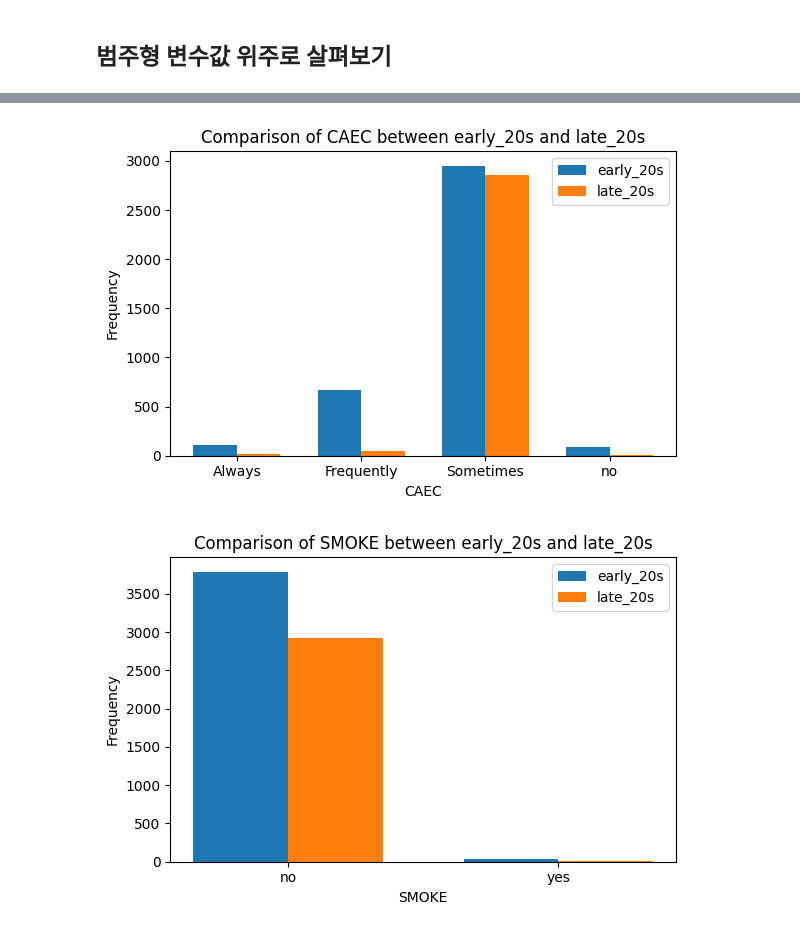
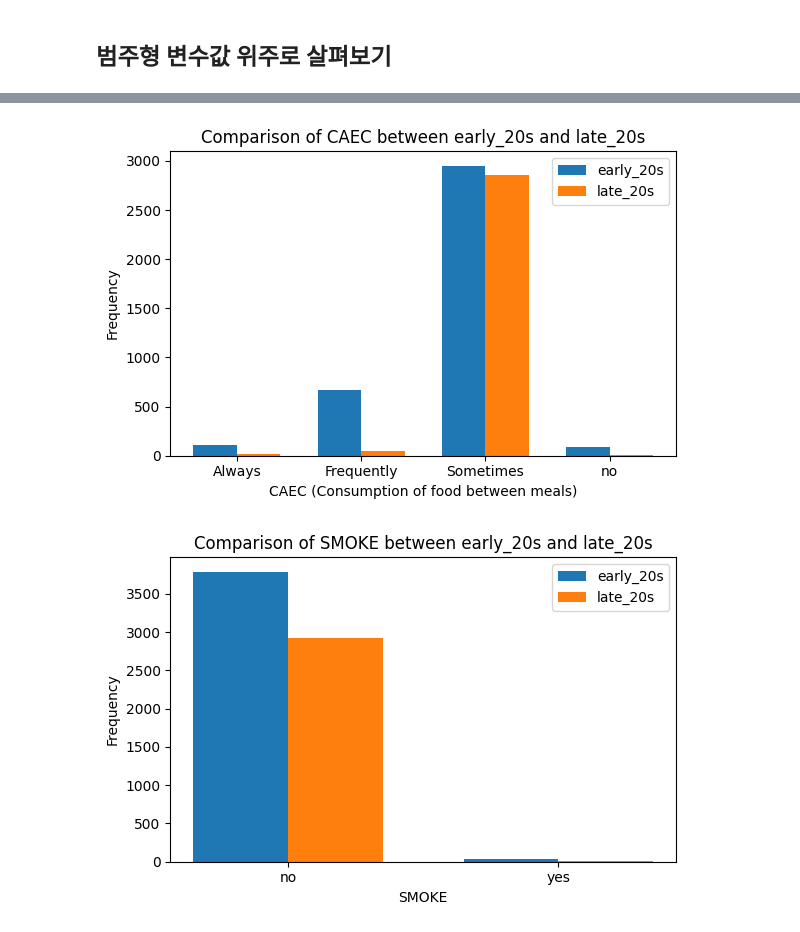
Before and after one commit to songye38/DAStudy, a Jupyter notebook: SONGYE/240225/240225_EDA.ipynb, the cells around one changed output, grey strips where cells are left out. Cells and saved outputs as stored; diff of their text form; code cells hidden in the pictures.

```diff
--- a/SONGYE/240225/240225_EDA.ipynb
+++ b/SONGYE/240225/240225_EDA.ipynb
@@ -1222,30 +1269,30 @@ plt.show()
 # %%
 import numpy as np
 
 # early_20s와 late_20s의 FAVC 항목에 대한 빈도 계산
 early_20s_favc_freq = f_df[f_df['20_Age_Group']=='early_20s']['CAEC'].value_counts().sort_index()
 late_20s_favc_freq = f_df[f_df['20_Age_Group']=='late_20s']['CAEC'].value_counts().sort_index()
 
 # 범주들
 categories = early_20s_favc_freq.index
 
 # 막대의 위치 조정
 x = np.arange(len(categories))
 
 # 막대 그래프 그리기
 width = 0.35  # 막대의 너비
 plt.figure(figsize=(6, 4))
 plt.bar(x - width/2, early_20s_favc_freq, width, label='early_20s')
 plt.bar(x + width/2, late_20s_favc_freq, width, label='late_20s')
-plt.xlabel('CAEC')
+plt.xlabel('CAEC (Consumption of food between meals)')
 plt.ylabel('Frequency')
 plt.title('Comparison of CAEC between early_20s and late_20s')
 plt.xticks(x, categories)
 plt.legend()
 plt.tight_layout()
 plt.show()
 # %% [output]
-[figure, old version]
+[figure, new version]
 # %%
 import numpy as np
 
```
Also changed, not shown: parts of 36 cells of this notebook.
